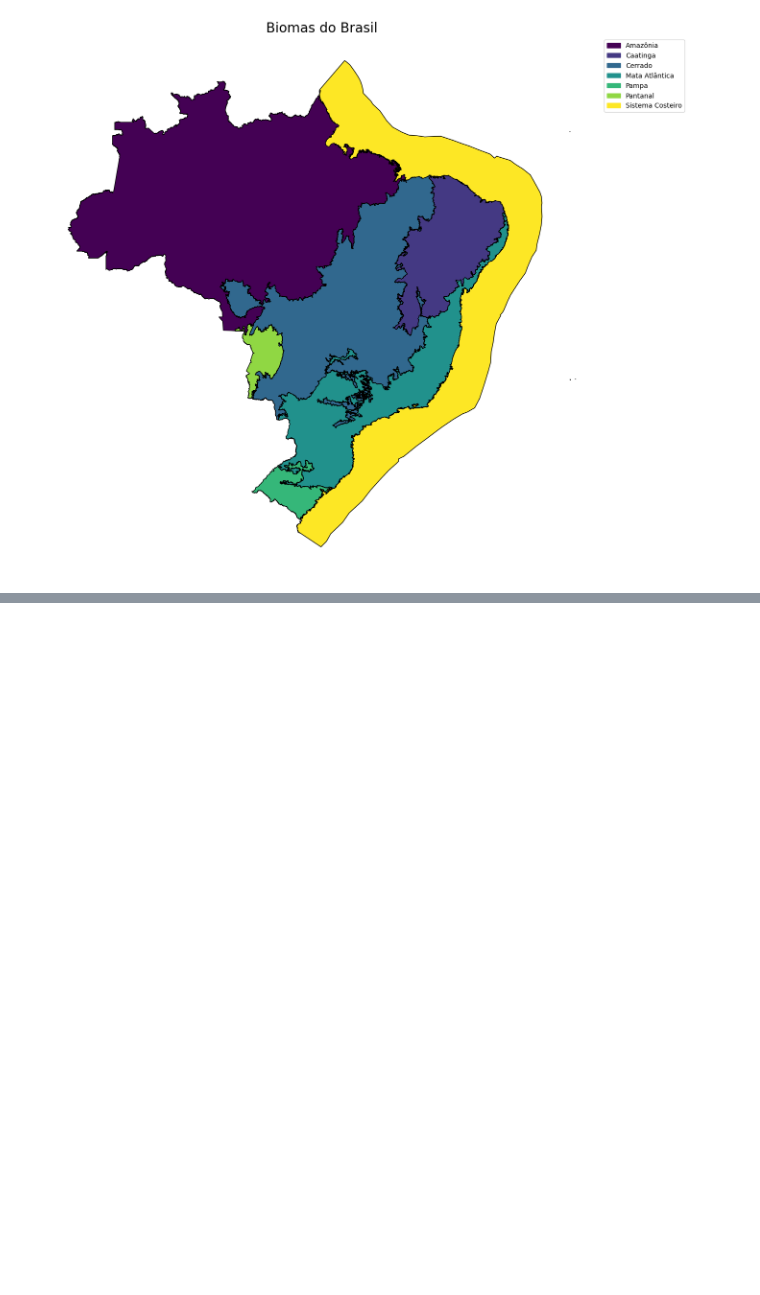
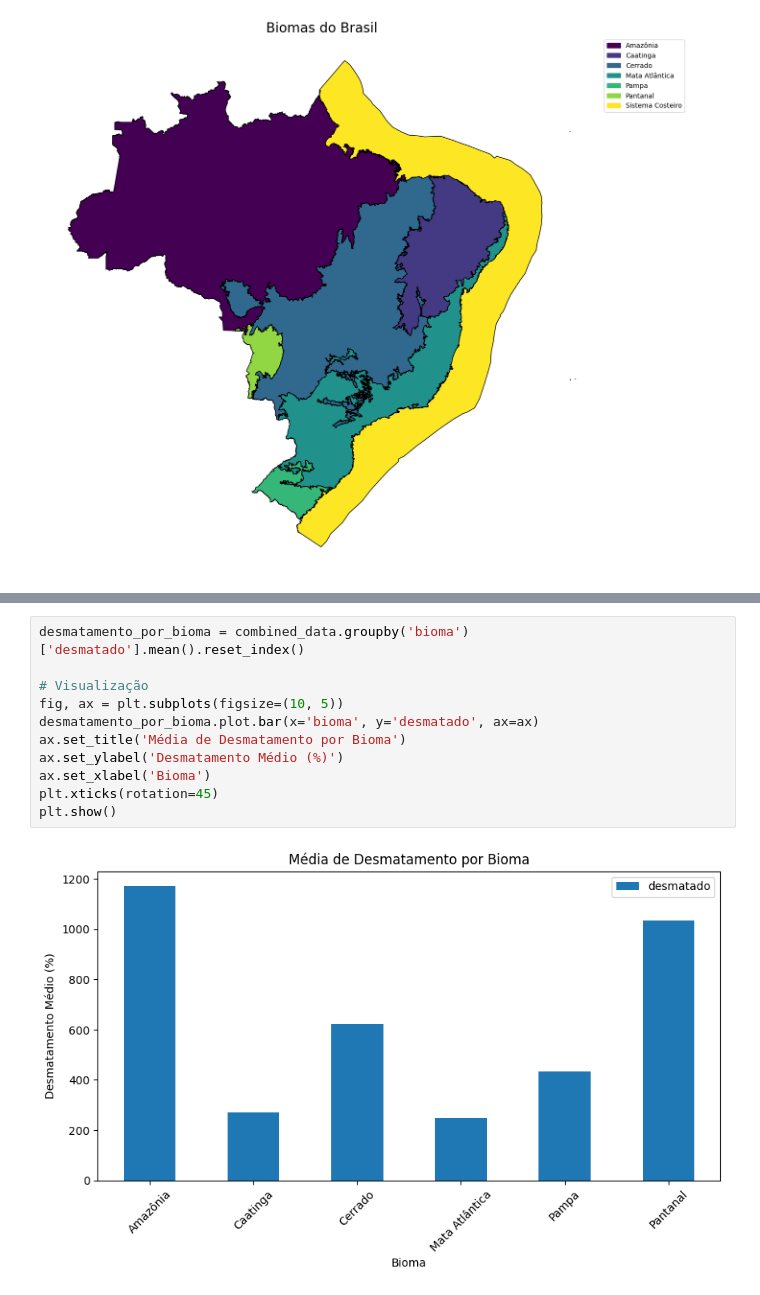
Before and after one commit to aldemaas/dados_desmatamento, a Jupyter notebook: relatorio.ipynb, the cells around one changed output, grey strips where cells are left out. Saved outputs shown, nothing was run; the diff lists cells and outputs as text; blank space fills up the shorter version.

```diff
--- a/relatorio.ipynb
+++ b/relatorio.ipynb
@@ -69,0 +91,13 @@ plt.show()
+# %%
+desmatamento_por_bioma = combined_data.groupby('bioma')['desmatado'].mean().reset_index()
+
+# Visualização
+fig, ax = plt.subplots(figsize=(10, 5))
+desmatamento_por_bioma.plot.bar(x='bioma', y='desmatado', ax=ax)
+ax.set_title('Média de Desmatamento por Bioma')
+ax.set_ylabel('Desmatamento Médio (%)')
+ax.set_xlabel('Bioma')
+plt.xticks(rotation=45)
+plt.show()
+# %% [output]
+[figure, added]
```
Also changed, not shown: parts of 6 cells of this notebook.
